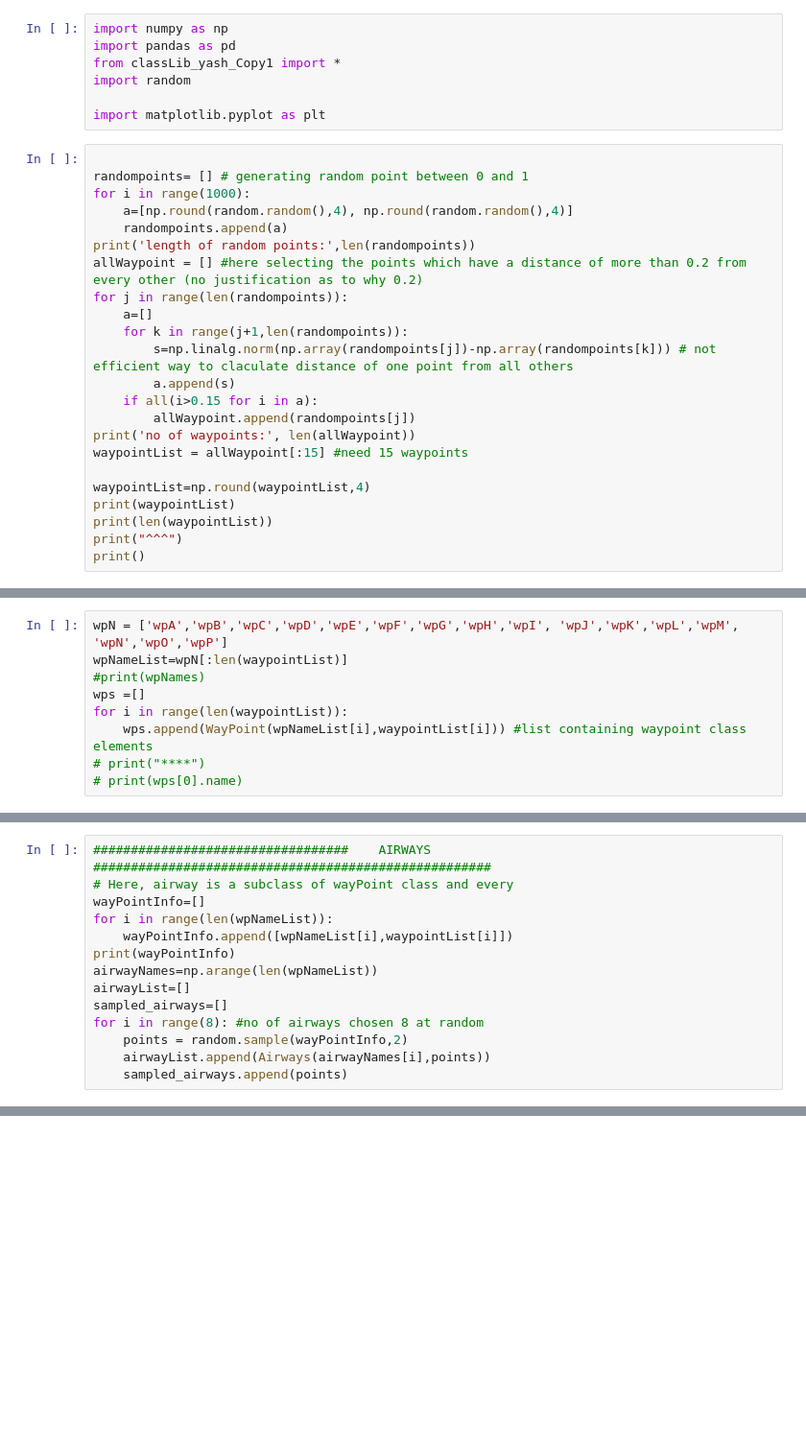
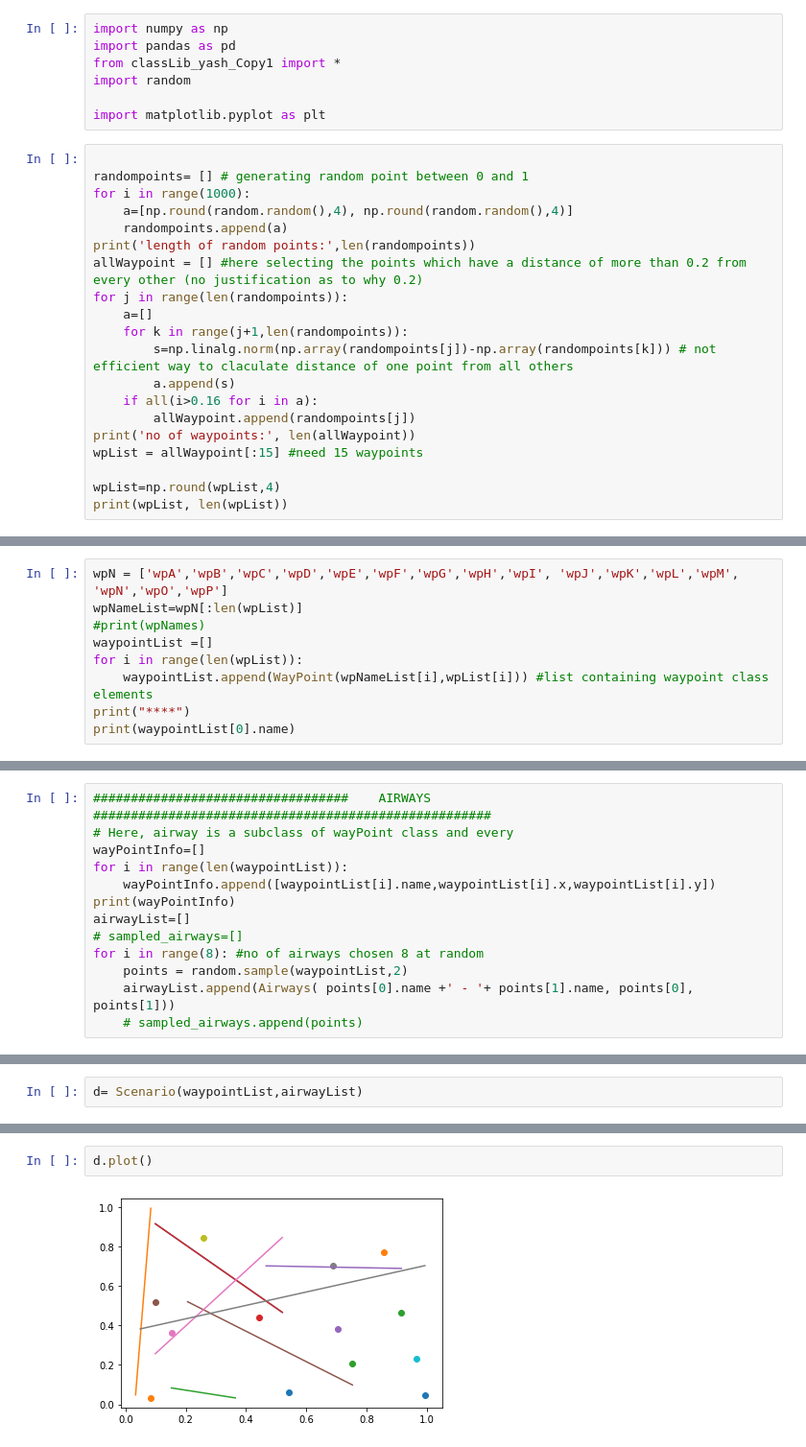
Before and after one commit to tranngocphu/atco-preference-interface, a Jupyter notebook: python-code/snippet_tests_yash.ipynb, the cells around one changed output, grey strips where cells are left out. Shown: that part at 96% size. Drawn from its saved outputs; the diff is of its cells as text; blank space fills up the shorter version.

Commit message:
updated with scenario class

```diff
--- a/python-code/snippet_tests_yash.ipynb
+++ b/python-code/snippet_tests_yash.ipynb
@@ -18,15 +18,12 @@ for j in range(len(randompoints)):
     for k in range(j+1,len(randompoints)):
         s=np.linalg.norm(np.array(randompoints[j])-np.array(randompoints[k])) # not efficient way to claculate distance of one point from all others
         a.append(s)
-    if all(i>0.15 for i in a):
+    if all(i>0.16 for i in a):
         allWaypoint.append(randompoints[j])
 print('no of waypoints:', len(allWaypoint))
-waypointList = allWaypoint[:15] #need 15 waypoints
+wpList = allWaypoint[:15] #need 15 waypoints
 
-waypointList=np.round(waypointList,4)
-print(waypointList)
-print(len(waypointList))
-print("^^^")
-print()
+wpList=np.round(wpList,4)
+print(wpList, len(wpList))
 # %% [output]
 length of random points: 1000
@@ -51,9 +44,9 @@ no of waypoints: 18
 # %%
 wpN = ['wpA','wpB','wpC','wpD','wpE','wpF','wpG','wpH','wpI', 'wpJ','wpK','wpL','wpM', 'wpN','wpO','wpP']
-wpNameList=wpN[:len(waypointList)]
+wpNameList=wpN[:len(wpList)]
 #print(wpNames)
-wps =[]
-for i in range(len(waypointList)):
-    wps.append(WayPoint(wpNameList[i],waypointList[i])) #list containing waypoint class elements
-# print("****")
-# print(wps[0].name)
+waypointList =[]
+for i in range(len(wpList)):
+    waypointList.append(WayPoint(wpNameList[i],wpList[i])) #list containing waypoint class elements
+print("****")
+print(waypointList[0].name)
@@ -65,14 +57,13 @@ waypoint class:wpB  x co-ord: 0.7234  y co-ord: 0.0248
 ##################################    AIRWAYS  #####################################################
 # Here, airway is a subclass of wayPoint class and every
 wayPointInfo=[]
-for i in range(len(wpNameList)):
-    wayPointInfo.append([wpNameList[i],waypointList[i]])
+for i in range(len(waypointList)):
+    wayPointInfo.append([waypointList[i].name,waypointList[i].x,waypointList[i].y])
 print(wayPointInfo)
-airwayNames=np.arange(len(wpNameList))
 airwayList=[]
-sampled_airways=[]
+# sampled_airways=[]
 for i in range(8): #no of airways chosen 8 at random
-    points = random.sample(wayPointInfo,2)
-    airwayList.append(Airways(airwayNames[i],points))
-    sampled_airways.append(points)
+    points = random.sample(waypointList,2)
+    airwayList.append(Airways( points[0].name +' - '+ points[1].name, points[0], points[1]))
+    # sampled_airways.append(points)
 # %% [output]
@@ -186,0 +83,2 @@ airway_list[0].end_wp_x,airway_list[0].end_wp_y,airway_list[0].end_wp
+# %%
+d= Scenario(waypointList,airwayList)
@@ -186,0 +112,4 @@ airway_list[0].end_wp_x,airway_list[0].end_wp_y,airway_list[0].end_wp
+# %%
+d.plot()
+# %% [output]
+[figure, added]
```
Also changed, not shown: parts of 18 cells of this notebook, 3 other files.
